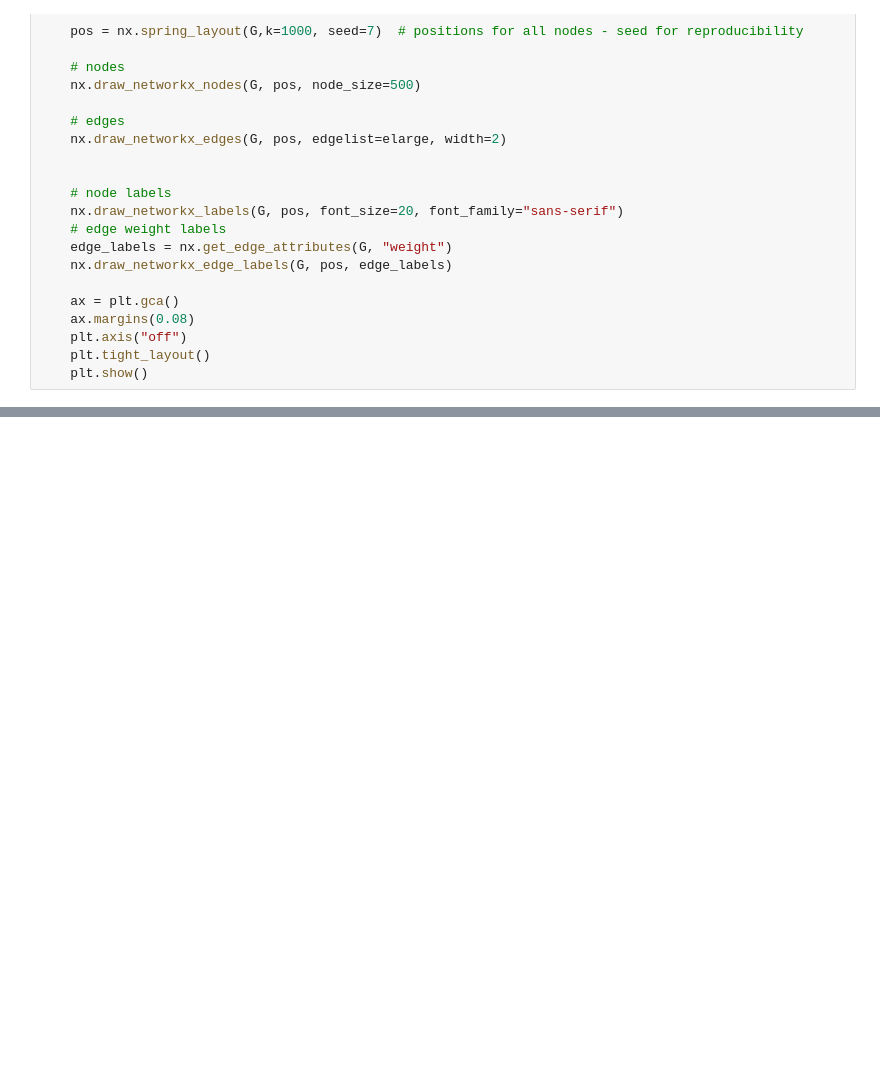
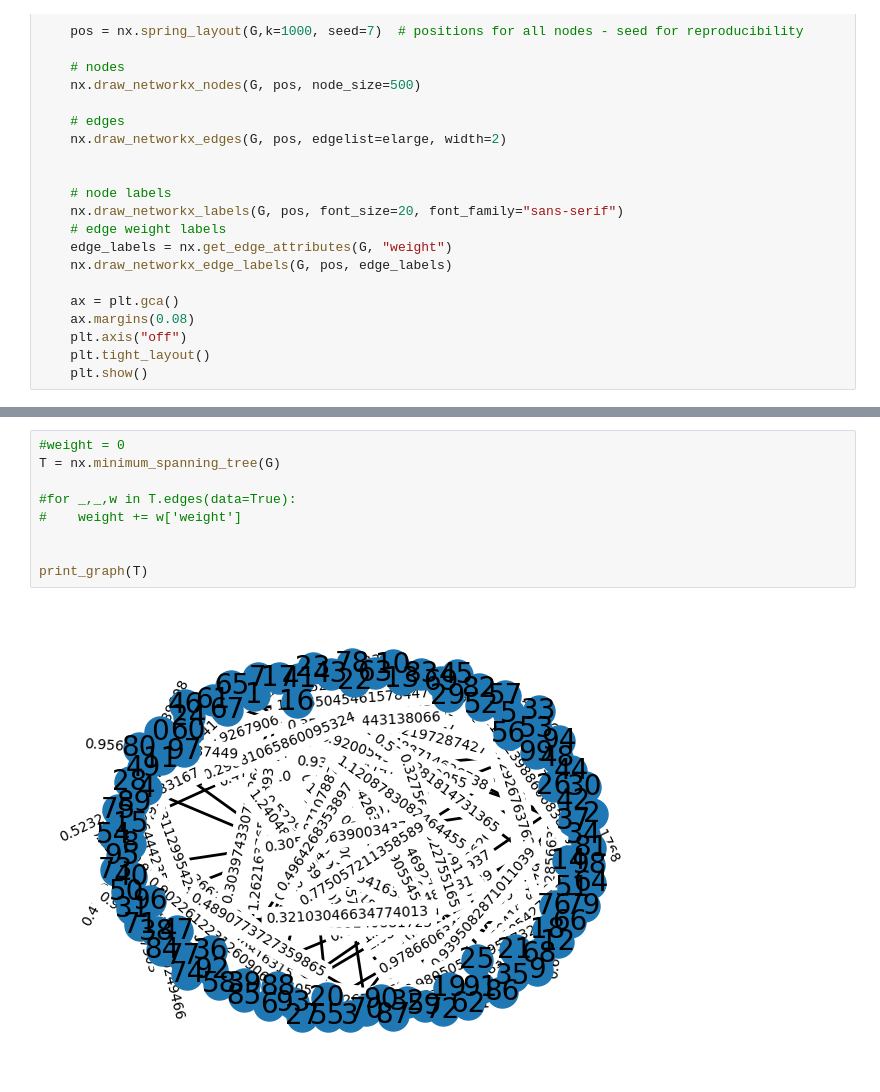
Before and after one commit to paulchambaz/canadian-salesman-problem, a Jupyter notebook: notebooks/networkx_christofides.ipynb, the cells around one changed output, grey strips where cells are left out. Saved outputs shown, nothing was run; the diff lists cells and outputs as text; blank space fills up the shorter version.

```diff
--- a/notebooks/networkx_christofides.ipynb
+++ b/notebooks/networkx_christofides.ipynb
@@ -41 +71,12 @@ print_graph(G)
+# %%
+#weight = 0
+T = nx.minimum_spanning_tree(G)
+
+#for _,_,w in T.edges(data=True):
+#    weight += w['weight']
+
+
+print_graph(T)
+# %% [output]
+[figure, added]
 # %%
```
Also changed, not shown: parts of 14 cells of this notebook, 1 other file.
